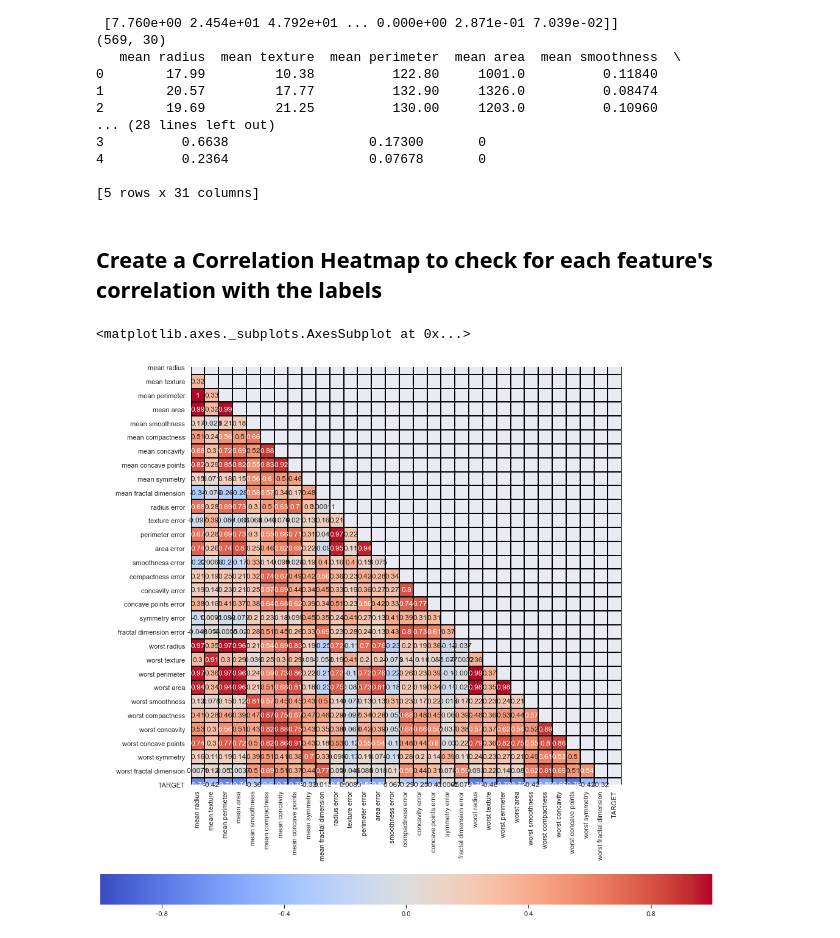
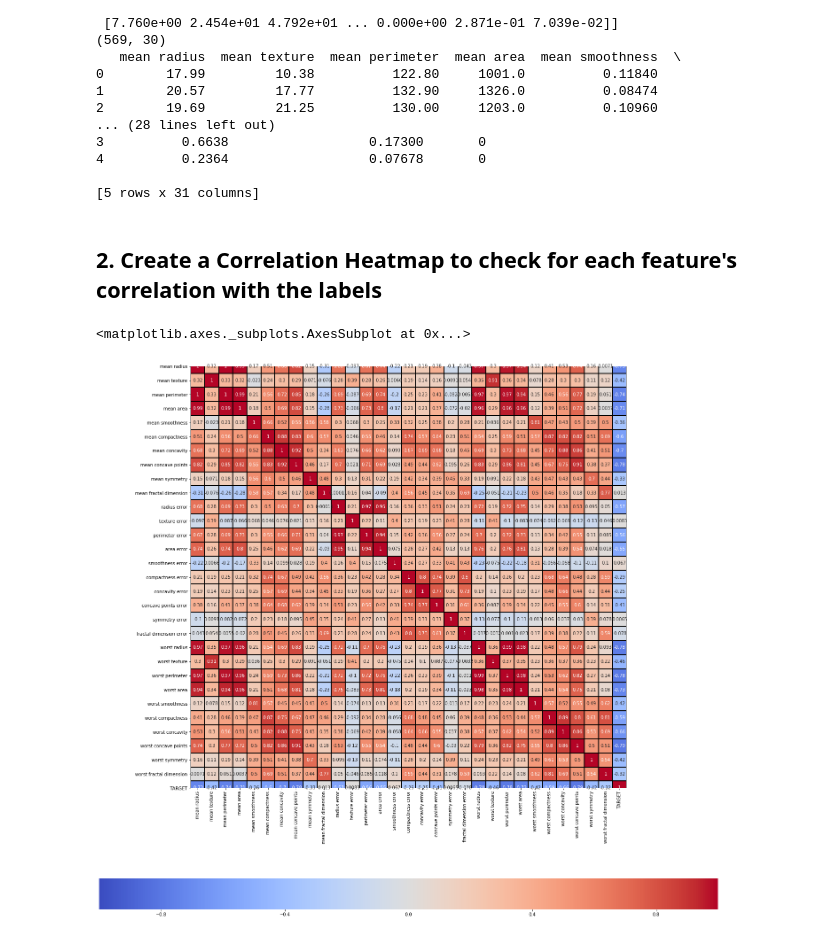
Before and after one commit to SamuelFolledo/DS2.1-Machine-Learning, a Jupyter notebook: classwork/homework/Homework 2- Support Vector Machines.ipynb, the cells around one changed output. Drawn from its saved outputs; the diff is of its cells as text; code cells hidden in the pictures.

```diff
--- a/classwork/homework/Homework 2- Support Vector Machines.ipynb
+++ b/classwork/homework/Homework 2- Support Vector Machines.ipynb
@@ -80,14 +82,17 @@ print(df.head())
 
 [5 rows x 31 columns]
 # %% [markdown]
-## Create a Correlation Heatmap to check for each feature's correlation with the labels
+## 2.  Create a Correlation Heatmap to check for each feature's correlation with the labels
 # %%
 import seaborn as sns
 import numpy as np
+import matplotlib.pyplot as plt
 
-sns.set(rc={'figure.figsize':(18,18)})
-matrix = np.triu(df.corr())
-sns.heatmap(df.corr(), annot=True, vmin=-1, vmax=1, center= 0, cmap='coolwarm', linewidths=1, linecolor='black', square=True, mask=matrix, cbar_kws= {'orientation': 'horizontal'} )
+
+plt.figure(figsize = (25,25))
+# matrix = np.triu(df_new.corr()) #bottom left triangle
+# mask = np.tril(df.corr()) #top right triangle
+sns.heatmap(df.corr(), annot=True, vmin=-1, vmax=1, center= 0, cmap='coolwarm', linewidths=1, linecolor='black', square=True, cbar_kws= {'orientation': 'horizontal'})
 # %% [output]
 <matplotlib.axes._subplots.AxesSubplot at 0x...>
-[figure, old version]
+[figure, new version]
```
Also changed, not shown: parts of 15 cells of this notebook.
